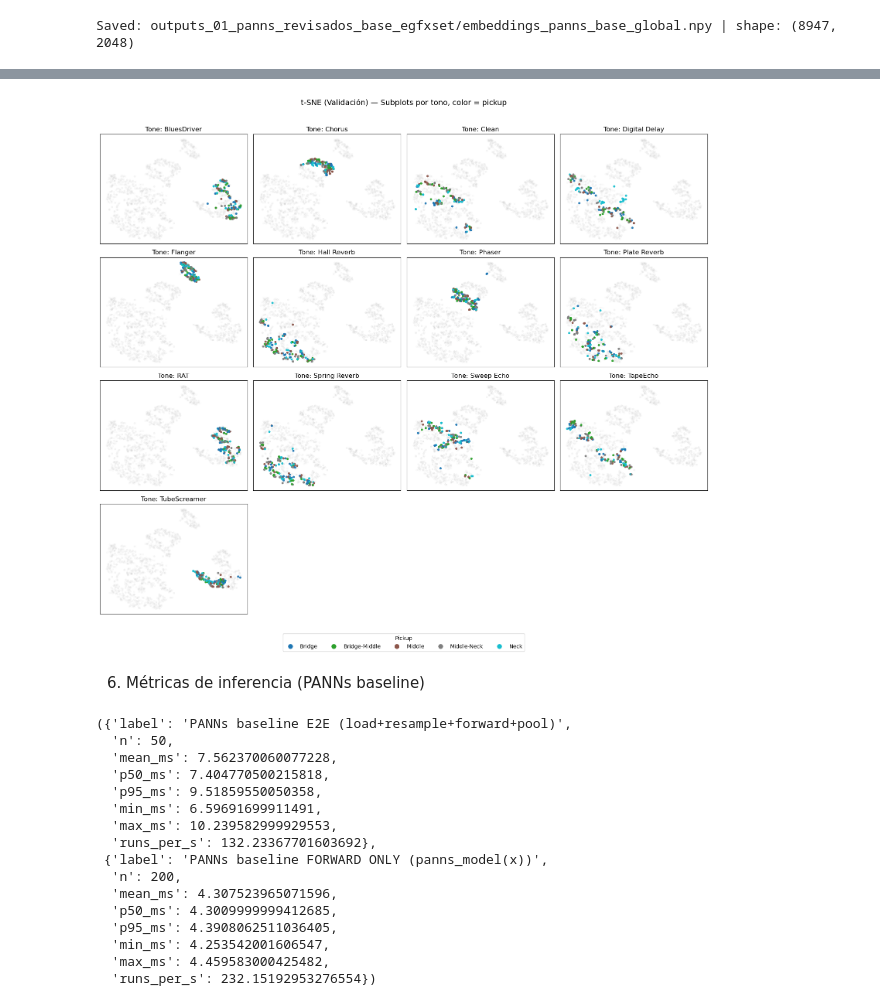
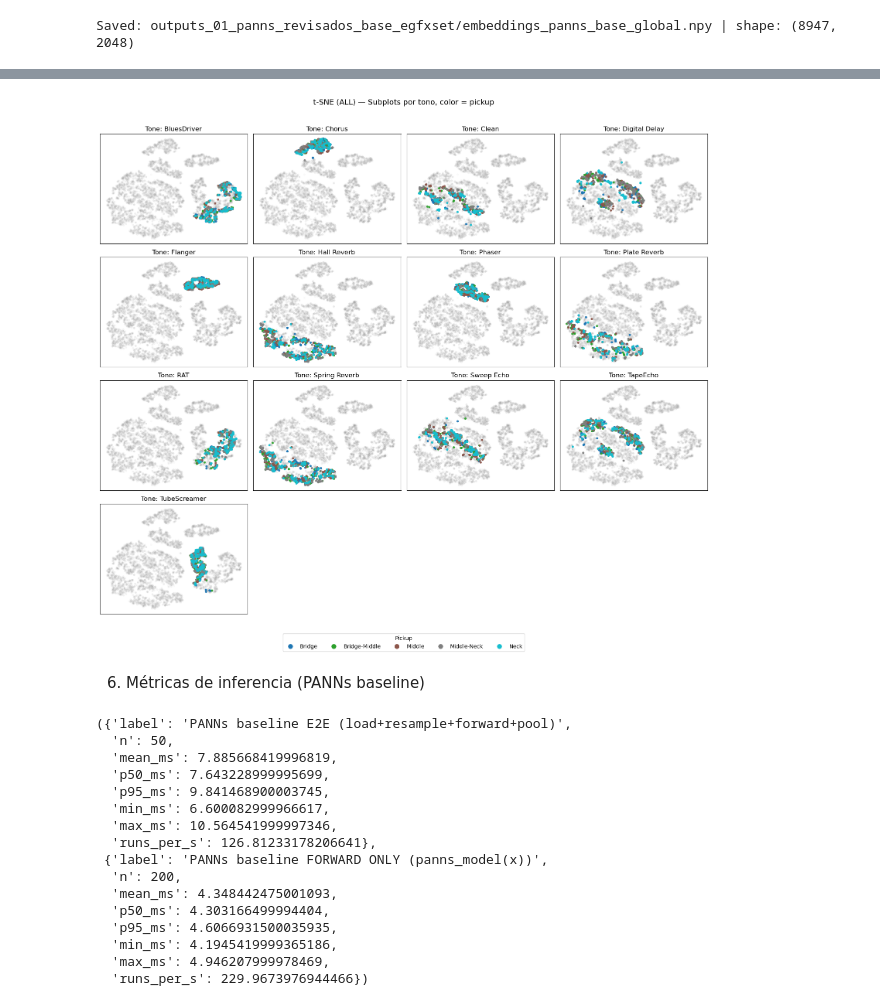
Before and after one commit to danieltenreiroarcos/Comparison-of-embedding-based-models-for-electric-guitar-tone-discrimination, a Jupyter notebook: PANNs/01_PANNs_base_egfx.ipynb, the cells around one changed output, grey strips where cells are left out. Drawn from its saved outputs; the diff is of its cells as text; code cells hidden in the pictures.

```diff
--- a/PANNs/01_PANNs_base_egfx.ipynb
+++ b/PANNs/01_PANNs_base_egfx.ipynb
@@ -109,8 +109,11 @@ def _summ(times_s, label=""):
 import pandas as pd
 from pathlib import Path
 
-INDEX_CSV_PATH = Path("../MERT/outputs_01_mert_base_egfxset/egfxset_index.csv")
-assert INDEX_CSV_PATH.exists(), f"No encuentro {INDEX_CSV_PATH}. Ejecuta antes el notebook 01_PANNs_base_egfx."
+INDEX_CSV_PATH = Path("../egfxset_index.csv")
+if not INDEX_CSV_PATH.exists():
+    INDEX_CSV_PATH = Path("../MERT/outputs_01_mert_base_egfxset/egfxset_index.csv")
+
+assert INDEX_CSV_PATH.exists(), f"No encuentro {INDEX_CSV_PATH}. Ejecuta antes MERT/01_mert_base_egfx o coloca ../egfxset_index.csv"
 
 df = pd.read_csv(INDEX_CSV_PATH)
 print("Index:", df.shape)
@@ -521,32 +476,22 @@ import numpy as np
 import matplotlib.pyplot as plt
 from matplotlib.lines import Line2D
 
-# Elegir Z existente
-if "Z_val" in globals():
-    Z_used = Z_val
-elif "Z" in globals():
-    Z_used = Z
-else:
-    raise NameError("No existe ni Z_val ni Z. Calcula el t-SNE antes (variable típica: Z).")
+if "Z" not in globals():
+    raise NameError("No existe Z. Calcula el t-SNE antes.")
 
-if "val_idx" not in globals():
-    raise NameError("No existe val_idx. Necesito val_idx para alinear df con el t-SNE de validación.")
-
-df_val = df.iloc[val_idx].copy().reset_index(drop=True)
-
-assert Z_used.shape[0] == len(df_val), (
-    f"El t-SNE tiene {Z_used.shape[0]} filas pero df_val tiene {len(df_val)}.\n"
-    "Z debe corresponder a validación (mismo orden que val_idx)."
+df_used = df.copy().reset_index(drop=True)
+assert Z.shape[0] == len(df_used), (
+    f"El t-SNE tiene {Z.shape[0]} filas pero df tiene {len(df_used)}."
 )
 
-pickups = sorted(df_val["pickup"].astype(str).unique().tolist())
+pickups = sorted(df_used["pickup"].astype(str).unique().tolist())
 pickup_to_id = {p: i for i, p in enumerate(pickups)}
-pickup_ids = df_val["pickup"].astype(str).map(pickup_to_id).to_numpy()
+pickup_ids = df_used["pickup"].astype(str).map(pickup_to_id).to_numpy()
 
 from matplotlib import colormaps
 cmap = colormaps.get_cmap("tab10").resampled(max(len(pickups), 1))
 
-tones = sorted(df_val["tone"].astype(str).unique().tolist())
+tones = sorted(df_used["tone"].astype(str).unique().tolist())
 n_tones = len(tones)
 
 ncols = int(np.ceil(np.sqrt(n_tones)))
@@ -555,42 +500,41 @@ nrows = int(np.ceil(n_tones / ncols))
 fig, axes = plt.subplots(nrows, ncols, figsize=(4*ncols, 3.6*nrows), squeeze=False)
 axes = axes.ravel()
 
-tone_arr = df_val["tone"].astype(str).to_numpy()
+tone_arr = df_used["tone"].astype(str).to_numpy()
 
 for i, t in enumerate(tones):
     ax = axes[i]
     m = (tone_arr == t)
 
-    ax.scatter(Z_used[~m, 0], Z_used[~m, 1], s=8, alpha=0.03, color="grey")
-
+    ax.scatter(Z[~m, 0], Z[~m, 1], s=8, alpha=0.03, color="grey")
     ax.scatter(
-        Z_used[m, 0], Z_used[m, 1],
+        Z[m, 0], Z[m, 1],
         c=pickup_ids[m],
         cmap=cmap,
         s=10, alpha=0.9,
         vmin=0, vmax=max(len(pickups)-1, 0)
     )
 
     ax.set_title(f"Tone: {t}")
     ax.set_xticks([]); ax.set_yticks([])
 
 for j in range(n_tones, len(axes)):
     axes[j].axis("off")
 
 legend_handles = [
     Line2D([0], [0], marker='o', linestyle='',
            markerfacecolor=cmap(i), markeredgecolor=cmap(i),
            markersize=8, label=p)
     for i, p in enumerate(pickups)
 ]
 fig.legend(handles=legend_handles, title="Pickup",
            loc="lower center", ncol=min(len(pickups), 6))
 
-fig.suptitle("t-SNE (Validación) — Subplots por tono, color = pickup", y=0.995, fontsize=14)
+fig.suptitle("t-SNE (ALL) — Subplots por tono, color = pickup", y=0.995, fontsize=14)
 plt.tight_layout(rect=[0, 0.06, 1, 0.98])
 plt.show()
 # %% [output]
-[figure, old version]
+[figure, new version]
 # %% [markdown]
 6. Métricas de inferencia (PANNs baseline)
 # %%
@@ -670,17 +614,17 @@ stats_panns_e2e, stats_panns_forward
 # %% [output]
 ({'label': 'PANNs baseline E2E (load+resample+forward+pool)',
   'n': 50,
-  'mean_ms': 7.562370060077228,
-  'p50_ms': 7.404770500215818,
-  'p95_ms': 9.51859550050358,
-  'min_ms': 6.59691699911491,
-  'max_ms': 10.239582999929553,
-  'runs_per_s': 132.23367701603692},
+  'mean_ms': 7.885668419996819,
+  'p50_ms': 7.643228999995699,
+  'p95_ms': 9.841468900003745,
+  'min_ms': 6.600082999966617,
+  'max_ms': 10.564541999997346,
+  'runs_per_s': 126.81233178206641},
  {'label': 'PANNs baseline FORWARD ONLY (panns_model(x))',
   'n': 200,
-  'mean_ms': 4.307523965071596,
-  'p50_ms': 4.3009999999412685,
-  'p95_ms': 4.3908062511036405,
-  'min_ms': 4.253542001606547,
-  'max_ms': 4.459583000425482,
-  'runs_per_s': 232.15192953276554})
+  'mean_ms': 4.348442475001093,
+  'p50_ms': 4.303166499994404,
+  'p95_ms': 4.6066931500035935,
+  'min_ms': 4.1945419999365186,
+  'max_ms': 4.946207999978469,
+  'runs_per_s': 229.9673976944466})
```
Also changed, not shown: parts of 7 cells of this notebook, 6 other files.
